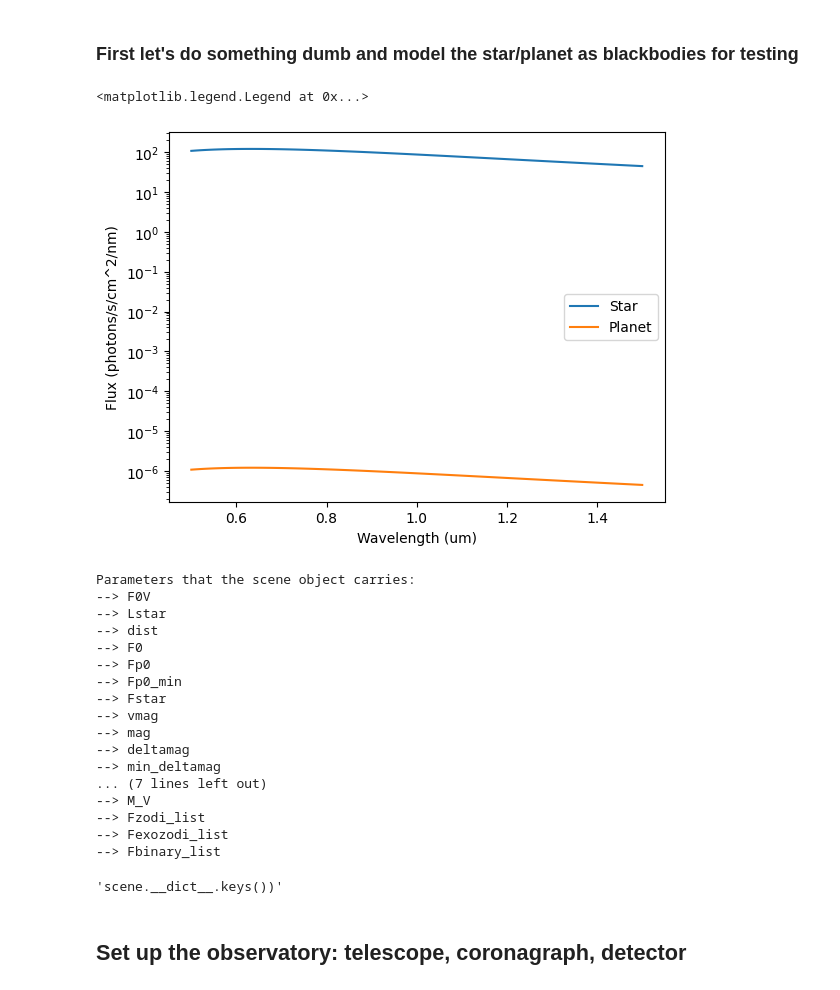
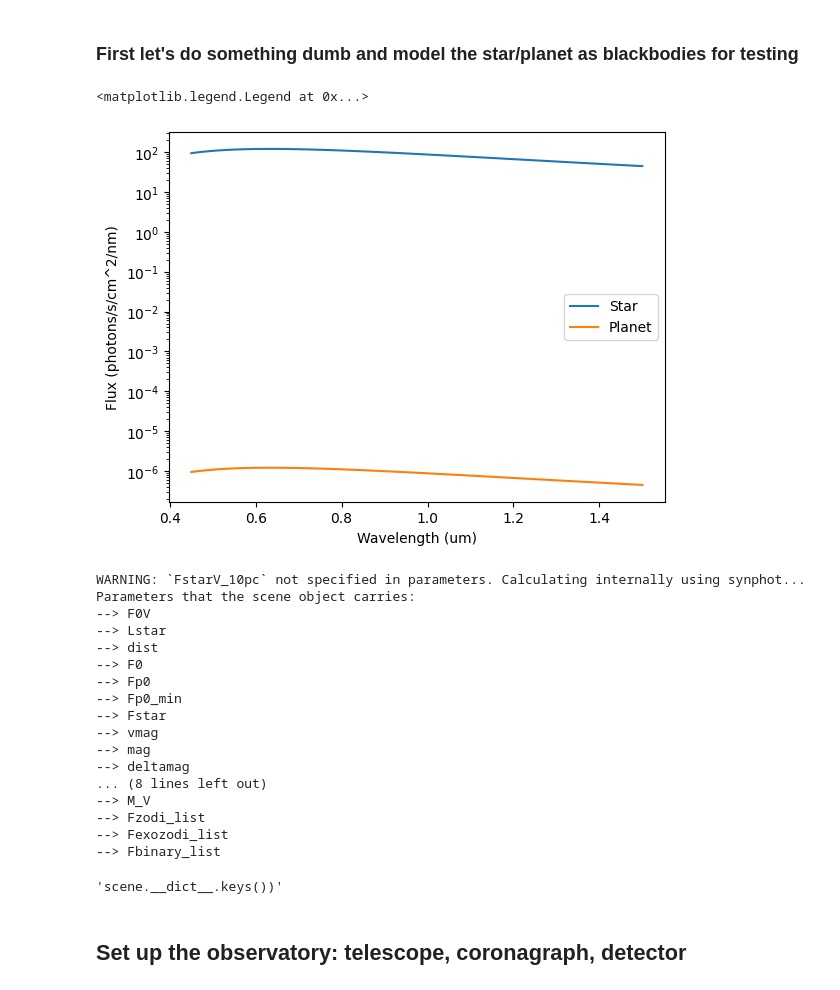
Before and after one commit to eleonoraalei/pyEDITH, a Jupyter notebook: tutorials/spectroscopy_tutorial.ipynb, the cells around one changed output. Drawn from its saved outputs; the diff is of its cells as text; code cells hidden in the pictures.

```diff
--- a/tutorials/spectroscopy_tutorial.ipynb
+++ b/tutorials/spectroscopy_tutorial.ipynb
@@ -23,7 +24,7 @@ parameters = {}
 ## Set up the observation object. Eventually, this is where the exposure time or SNR will be placed after calculation.
 # %%
 # to set up the observation object, we need to specify a few overarching parameters:
-parameters["wavelength"] = np.linspace(0.5, 1.5, 100) # define a wavelength grid in microns
+parameters["wavelength"] = np.linspace(0.45, 1.5, 100) # define a wavelength grid in microns
 parameters["nlambd"] = len(parameters["wavelength"]) # number of wavelengths
 parameters["resolution"] = 5 # define a spectral resolution NOTE: not used for spectroscopy mode
 parameters["snr"] = 5*np.ones_like(parameters["wavelength"]) # the SNR you want for each spectral bin
@@ -58,58 +59,48 @@ All params in Observation():
 # %% [markdown]
 ### First let's do something dumb and model the star/planet as blackbodies for testing
 # %%
-from synphot import units, SourceSpectrum, SpectralElement, Observation
+from synphot import SourceSpectrum, SpectralElement, Observation
 from synphot.models import BlackBodyNorm1D, Empirical1D
+from synphot import units as synphot_u
 import astropy.units as u
 import astropy.constants as c
 
 def compute_blackbody_photon_flux(temp, wavelengths):
     """Generate photon flux density (photon/s/cm^2/um) for a blackbody at 1 cm^2."""
     bb = SourceSpectrum(BlackBodyNorm1D, temperature=temp)
 
 
     flux_photlam = bb(wavelengths)#.value * 1/(u.s * u.cm**2 * u.AA) # photons/s/cm2/A
     #flux_photlam = flux_photlam.to(1 / (u.s * u.cm**2 * u.nm)) # convert to 1/nm
     return flux_photlam
 
 def compute_star_flux_observed(stellar_flux_surface, R_star, dist):
     """Scale stellar surface flux to observer distance."""
     scale = (R_star / d_obs)**2
     return stellar_flux_surface * scale.decompose()
 
 
 # temp and distance to star
 Tstar = 5800 * u.K
 dist = 10 * u.pc
 
-# calculate the V-band flux
-waveTemp = np.linspace(0.01, 1.5, 1000) * u.um # have to extend to cover entire V band bandpass
-flux = compute_blackbody_photon_flux(Tstar, waveTemp) # this gives the flux at 1 kpc. Scale to the distance of the star
-flux *= (1000*u.pc/dist)**2
-spectrum = SourceSpectrum(Empirical1D, points=waveTemp, lookup_table=flux)
-v_band = SpectralElement.from_filter('johnson_v')
-obsTemp = Observation(spectrum, v_band)
-v_band_flux = obsTemp.integrate(flux_unit=units.PHOTLAM)
-
-
-# now calculate the actual Fstar
-# this gives the flux at 1 kpc. Scale to the distance of the star
-Fstar = compute_blackbody_photon_flux(Tstar, parameters["wavelength"]*u.um).value * 1/(u.s * u.cm**2 * u.AA) # photons/s/cm2/A
-Fstar = Fstar.to(1 / (u.s * u.cm**2 * u.nm)) # convert to 1/nm
-Fstar_obs = Fstar * (1000*u.pc/dist)**2
+# calculate the observed Fstar
+Fstar = compute_blackbody_photon_flux(Tstar, parameters["wavelength"]*u.um)
+Fstar = Fstar.to(u.photon / (u.s * u.cm**2 * u.nm)) # convert to pyEdith units
+Fstar_obs_10pc = Fstar * (1000*u.pc/dist)**2 # this gives the flux at 1 kpc. Scale to the distance of the star
 contrast = 1e-8 # !!!!! let's look at a very bright planet !!!!!
-Fplan_obs = Fstar_obs*contrast
-FpFs = Fplan_obs / Fstar_obs
+Fplan_obs = Fstar_obs_10pc*contrast
+FpFs = Fplan_obs / Fstar_obs_10pc
 plt.figure()
-plt.plot(parameters["wavelength"]*u.um, Fstar_obs, label="Star")
+plt.plot(parameters["wavelength"]*u.um, Fstar_obs_10pc, label="Star")
 plt.plot(parameters["wavelength"]*u.um, Fplan_obs, label="Planet")
 plt.xlabel("Wavelength (um)")
 plt.ylabel("Flux (photons/s/cm^2/nm)")
 plt.yscale("log")
 plt.legend()
 # %% [output]
 <matplotlib.legend.Legend at 0x...>
-[figure, old version]
+[figure, new version]
 # %%
 # we need several more parameters to define the astrophysical scene. These include parameters related to the star, planet, zodi/exozodi
 
@@ -122,10 +113,8 @@ parameters["distance"] = 10. # distance to the system in pc
 # Note: we can work in either mag or flux units. Let's choose to work in flux units.
 
 parameters["angular_diameter"] = 0.01 # angular diameter of the star in arcsec
-
-# WARNING: I am not sure that what I am inputting for Fstar is correct. There is some funky zeropoint business within the ETC that I don't think is being accounted for here.
-parameters["Fstar_10pc"] = Fstar_obs.value # Fstar modeled as a blackbody (see above)
-parameters["FstarV_10pc"] = v_band_flux.value # V-band flux of the star
+parameters["Fstar_10pc"] = Fstar_obs_10pc.value # Fstar modeled as a blackbody (see above)
+#parameters["FstarV_10pc"] = v_band_flux.value # V-band flux of the star; you don't have to pre-calculate this, ETC will do it for you
 
 # PLANET
 parameters["separation"] = 0.1 # planetary separation in arcsec
@@ -138,7 +127,7 @@ parameters["nzodis"] = 3. # number of zodis for exozodi estimate
 parameters["ra"] = 176.6292 # approximate ra of HD 102365. WARNING: do not use this number for science.
 parameters["dec"] = -40.5003 # approximate dec of HD 102365. WARNING: do not use this number for science.
 
-# ALTERNATIVE WAY OF SETTING PARAMS
+# ALTERNATIVE WAY OF SETTING PARAMS (in mags)
 # parameters["magV"] = 5.84
 # parameters["mag"] = 6.189576 * np.ones_like(parameters["wavelength"]) # assume a flat spectrum for now
 # parameters["delta_mag"] = 20 * np.ones_like(parameters["wavelength"]) # originally 25.5 assume a flat spectrum for now
@@ -154,6 +143,7 @@ for key in scene.__dict__.keys():
     print("-->", key)
 , scene.__dict__.keys())
 # %% [output]
+WARNING: `FstarV_10pc` not specified in parameters. Calculating internally using synphot...
 Parameters that the scene object carries:
 --> F0V
 --> Lstar
@@ -165,8 +155,7 @@ Parameters that the scene object carries:
 --> vmag
 --> mag
 --> deltamag
---> min_deltamag
-... (7 lines left out)
+... (8 lines left out)
 --> M_V
 --> Fzodi_list
 --> Fexozodi_list
```
Also changed, not shown: parts of 8 cells of this notebook, 1 other file.
